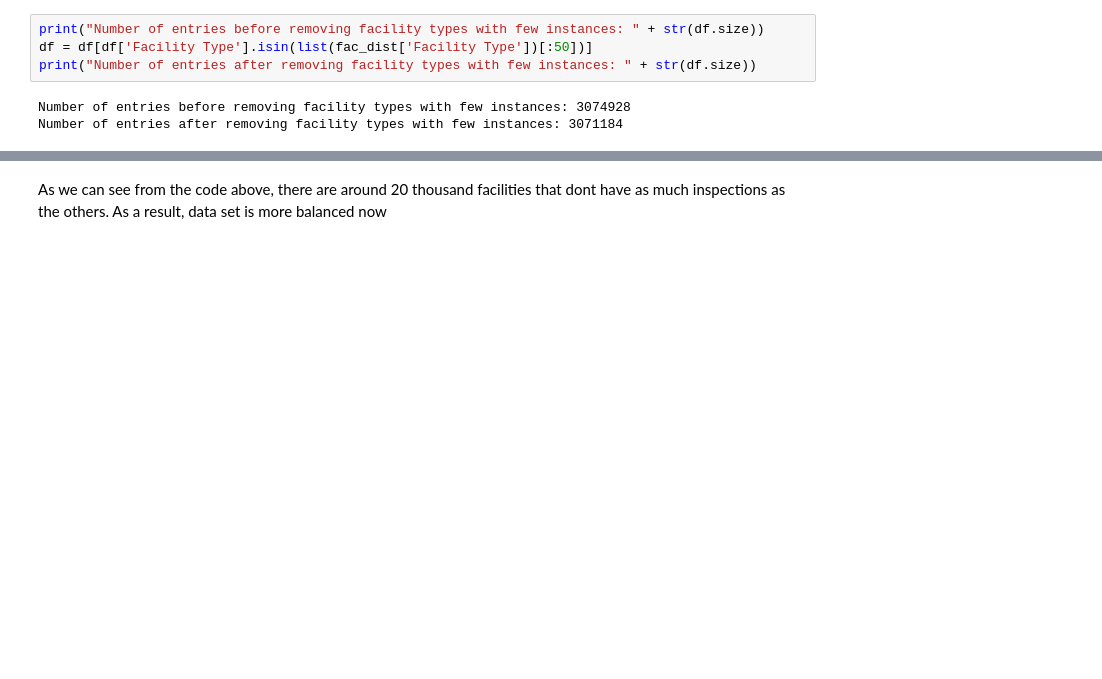
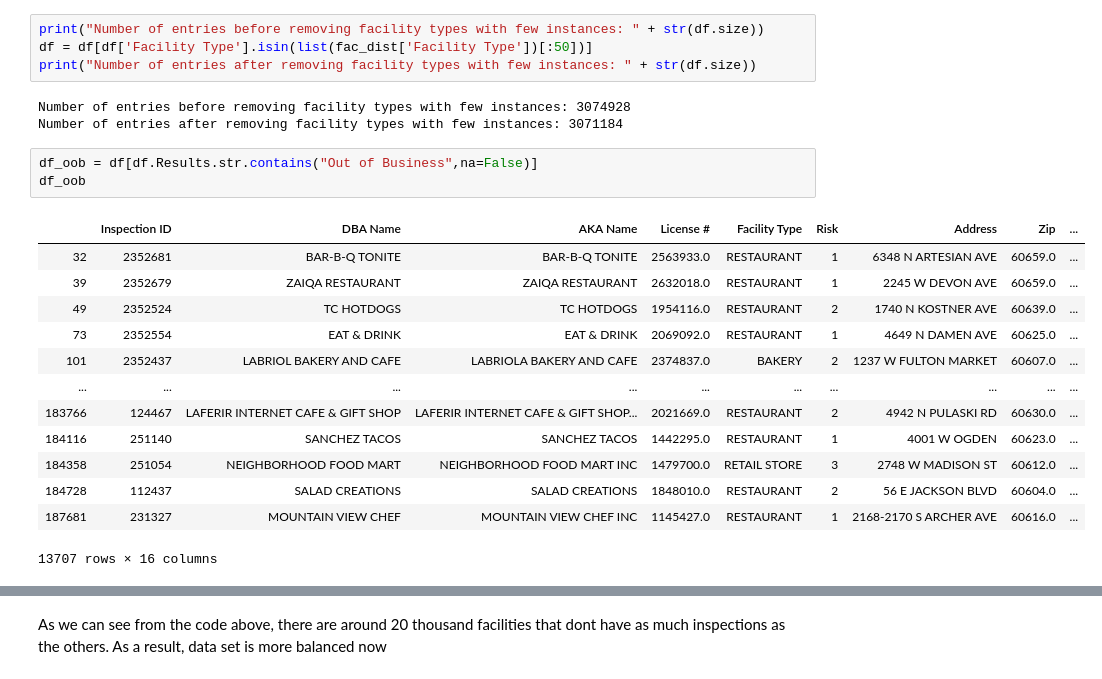
Before and after one commit to RubinDaija/epfl-ada-2019-project, a Jupyter notebook: new_project_violations.ipynb, the cells around one changed output, grey strips where cells are left out. Drawn from its saved outputs; the diff is of its cells as text; blank space fills up the shorter version.

```diff
--- a/new_project_violations.ipynb
+++ b/new_project_violations.ipynb
@@ -146,3 +150,20 @@ print("Number of entries after removing facility types with few instances: " + s
 # %% [output]
 Number of entries before removing facility types with few instances: 3074928
 Number of entries after removing facility types with few instances: 3071184
+# %%
+df_oob = df[df.Results.str.contains("Out of Business",na=False)]
+df_oob
+# %% [output]
+|  | Inspection ID | DBA Name | AKA Name | License # | Facility Type | Risk | Address | Zip | ... |
+| 32 | 2352681 | BAR-B-Q TONITE | BAR-B-Q TONITE | 2563933.0 | RESTAURANT | 1 | 6348 N ARTESIAN AVE | 60659.0 | ... |
+| 39 | 2352679 | ZAIQA RESTAURANT | ZAIQA RESTAURANT | 2632018.0 | RESTAURANT | 1 | 2245 W DEVON AVE | 60659.0 | ... |
+| 49 | 2352524 | TC HOTDOGS | TC HOTDOGS | 1954116.0 | RESTAURANT | 2 | 1740 N KOSTNER AVE | 60639.0 | ... |
+| 73 | 2352554 | EAT & DRINK | EAT & DRINK | 2069092.0 | RESTAURANT | 1 | 4649 N DAMEN AVE | 60625.0 | ... |
+| 101 | 2352437 | LABRIOL BAKERY AND CAFE | LABRIOLA BAKERY AND CAFE | 2374837.0 | BAKERY | 2 | 1237 W FULTON MARKET | 60607.0 | ... |
+| ... | ... | ... | ... | ... | ... | ... | ... | ... | ... |
+| 183766 | 124467 | LAFERIR INTERNET CAFE & GIFT SHOP | LAFERIR INTERNET CAFE & GIFT SHOP... | 2021669.0 | RESTAURANT | 2 | 4942 N PULASKI RD | 60630.0 | ... |
+| 184116 | 251140 | SANCHEZ TACOS | SANCHEZ TACOS | 1442295.0 | RESTAURANT | 1 | 4001 W OGDEN | 60623.0 | ... |
+| 184358 | 251054 | NEIGHBORHOOD FOOD MART | NEIGHBORHOOD FOOD MART INC | 1479700.0 | RETAIL STORE | 3 | 2748 W MADISON ST | 60612.0 | ... |
+| 184728 | 112437 | SALAD CREATIONS | SALAD CREATIONS | 1848010.0 | RESTAURANT | 2 | 56 E JACKSON BLVD | 60604.0 | ... |
+| 187681 | 231327 | MOUNTAIN VIEW CHEF | MOUNTAIN VIEW CHEF INC | 1145427.0 | RESTAURANT | 1 | 2168-2170 S ARCHER AVE | 60616.0 | ... |
+13707 rows × 16 columns
```
Also changed, not shown: parts of 22 cells of this notebook.
